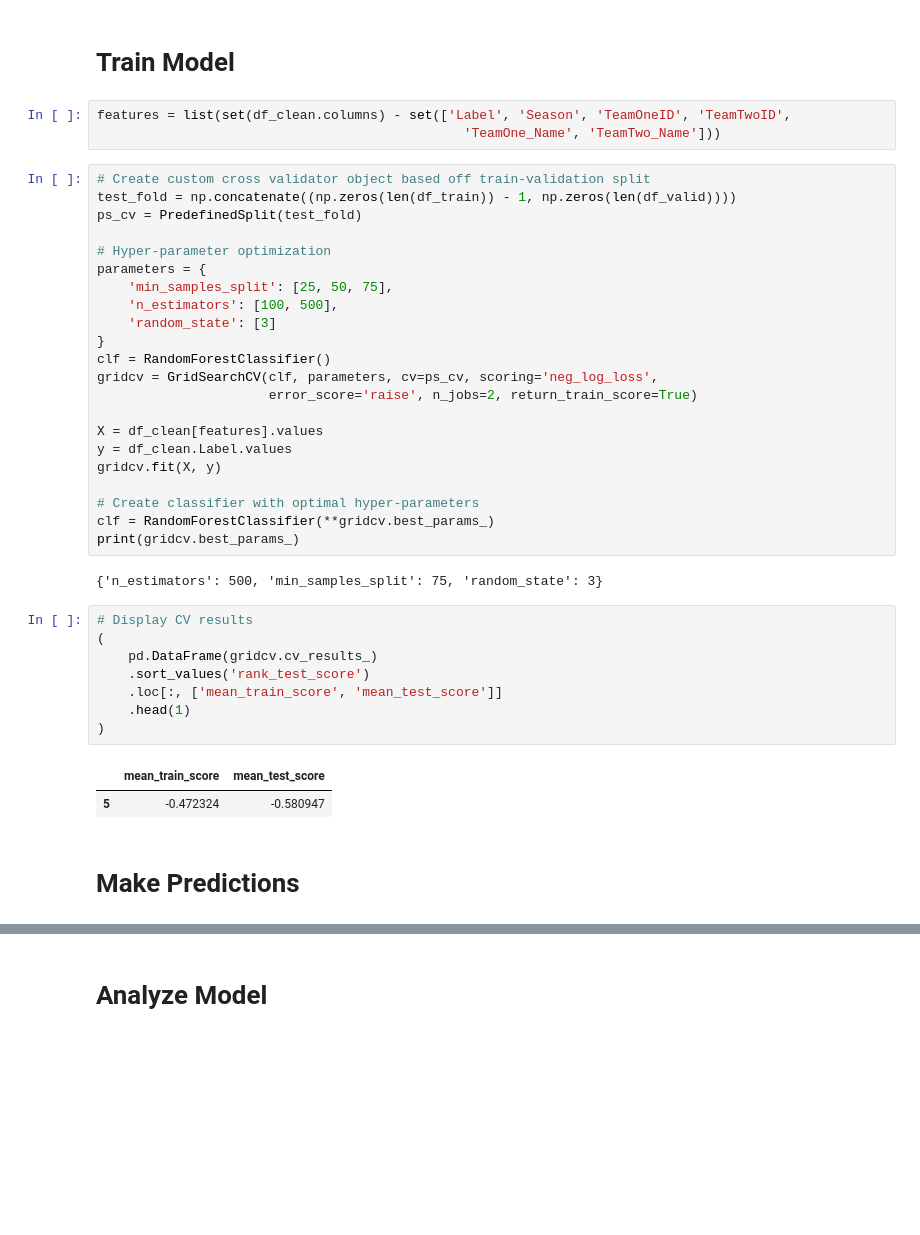
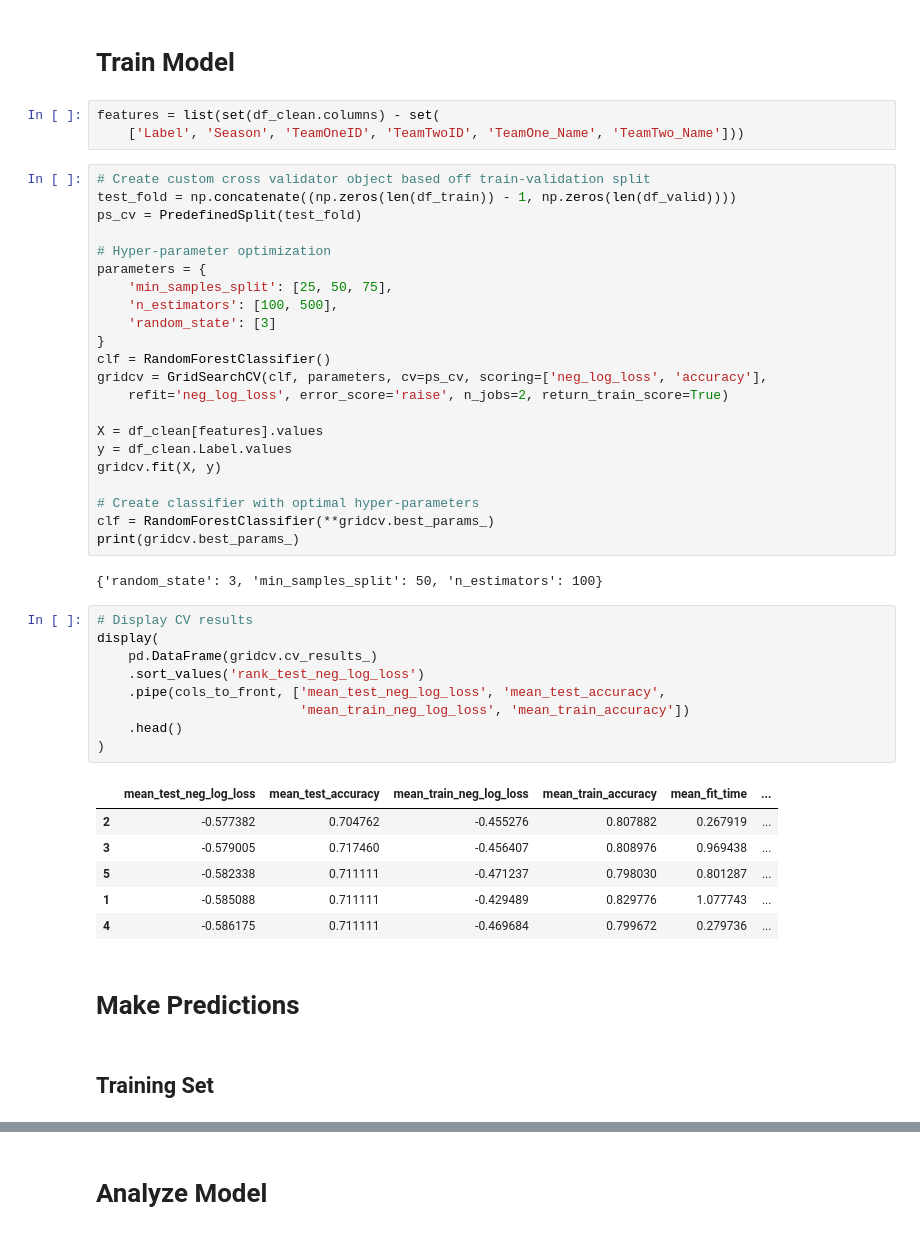
Before and after one commit to aarontrefler/kaggle-ncaa-men-19, a Jupyter notebook: notebooks/AT-0.2-model.ipynb, the cells around one changed output, grey strips where cells are left out. Saved outputs shown, nothing was run; the diff lists cells and outputs as text; blank space fills up the shorter version.

```diff
--- a/notebooks/AT-0.2-model.ipynb
+++ b/notebooks/AT-0.2-model.ipynb
@@ -69,8 +69,8 @@ df_valid = df_clean.loc[df_clean.Season.isin(np.arange(2014, 2019))]
 # %% [markdown]
 # Train Model
 # %%
-features = list(set(df_clean.columns) - set(['Label', 'Season', 'TeamOneID', 'TeamTwoID',
-                                               'TeamOne_Name', 'TeamTwo_Name']))
+features = list(set(df_clean.columns) - set(
+    ['Label', 'Season', 'TeamOneID', 'TeamTwoID', 'TeamOne_Name', 'TeamTwo_Name']))
 # %%
 # Create custom cross validator object based off train-validation split
 test_fold = np.concatenate((np.zeros(len(df_train)) - 1, np.zeros(len(df_valid))))
@@ -83,8 +83,8 @@ parameters = {
     'random_state': [3]
 }
 clf = RandomForestClassifier()
-gridcv = GridSearchCV(clf, parameters, cv=ps_cv, scoring='neg_log_loss',
-                      error_score='raise', n_jobs=2, return_train_score=True)
+gridcv = GridSearchCV(clf, parameters, cv=ps_cv, scoring=['neg_log_loss', 'accuracy'],
+    refit='neg_log_loss', error_score='raise', n_jobs=2, return_train_score=True)
 
 X = df_clean[features].values
 y = df_clean.Label.values
@@ -94,20 +94,27 @@ gridcv.fit(X, y)
 clf = RandomForestClassifier(**gridcv.best_params_)
 print(gridcv.best_params_)
 # %% [output]
-{'n_estimators': 500, 'min_samples_split': 75, 'random_state': 3}
+{'random_state': 3, 'min_samples_split': 50, 'n_estimators': 100}
 # %%
 # Display CV results
-(
+display(
     pd.DataFrame(gridcv.cv_results_)
-    .sort_values('rank_test_score')
-    .loc[:, ['mean_train_score', 'mean_test_score']]
-    .head(1)
+    .sort_values('rank_test_neg_log_loss')
+    .pipe(cols_to_front, ['mean_test_neg_log_loss', 'mean_test_accuracy',
+                          'mean_train_neg_log_loss', 'mean_train_accuracy'])
+    .head()
 )
 # %% [output]
-|  | mean_train_score | mean_test_score |
-| 5 | -0.472324 | -0.580947 |
+|  | mean_test_neg_log_loss | mean_test_accuracy | mean_train_neg_log_loss | mean_train_accuracy | mean_fit_time | ... |
+| 2 | -0.577382 | 0.704762 | -0.455276 | 0.807882 | 0.267919 | ... |
+| 3 | -0.579005 | 0.717460 | -0.456407 | 0.808976 | 0.969438 | ... |
+| 5 | -0.582338 | 0.711111 | -0.471237 | 0.798030 | 0.801287 | ... |
+| 1 | -0.585088 | 0.711111 | -0.429489 | 0.829776 | 1.077743 | ... |
+| 4 | -0.586175 | 0.711111 | -0.469684 | 0.799672 | 0.279736 | ... |
 # %% [markdown]
 # Make Predictions
+# %% [markdown]
+## Training Set
 # %%
 y_train = df_train.Label.values
 X_train = df_train[features].values
```
Also changed, not shown: parts of 11 cells of this notebook, 5 other files.
